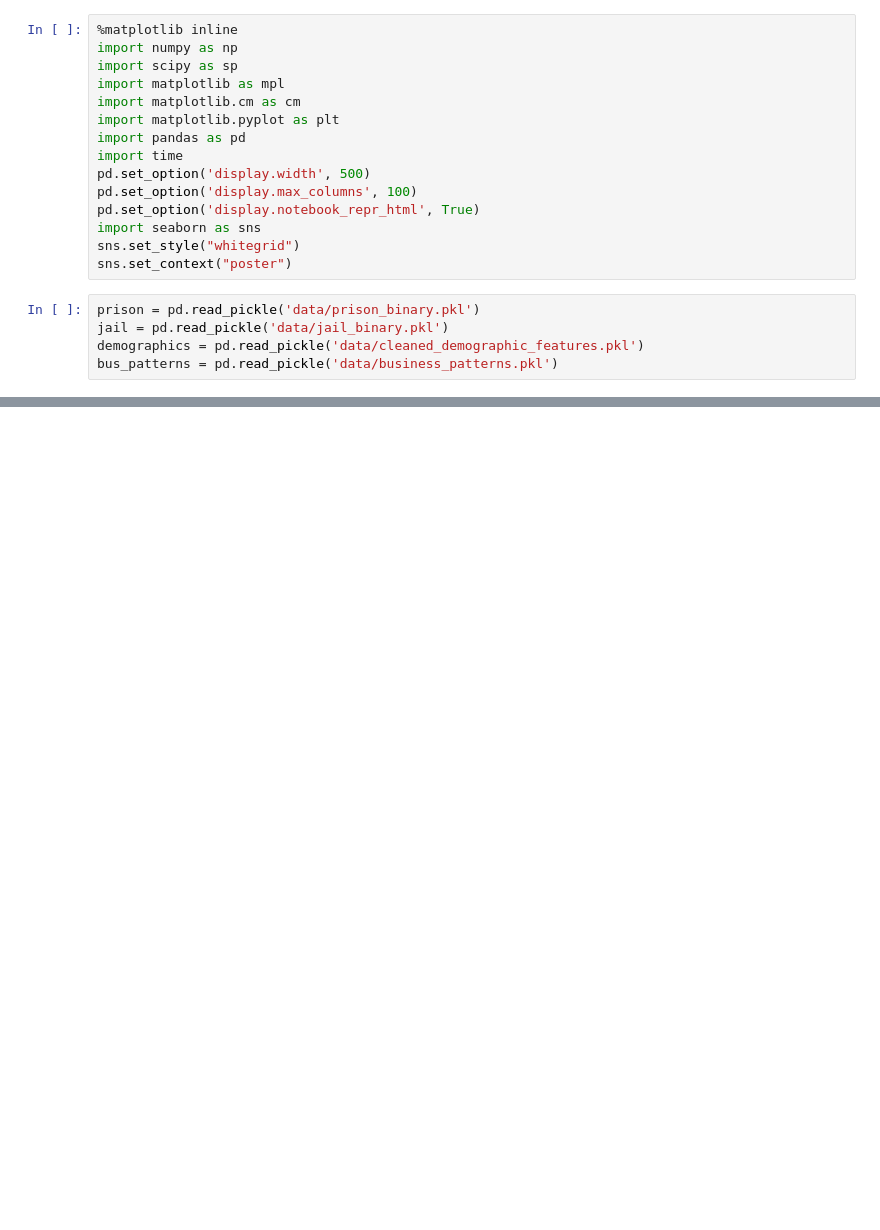
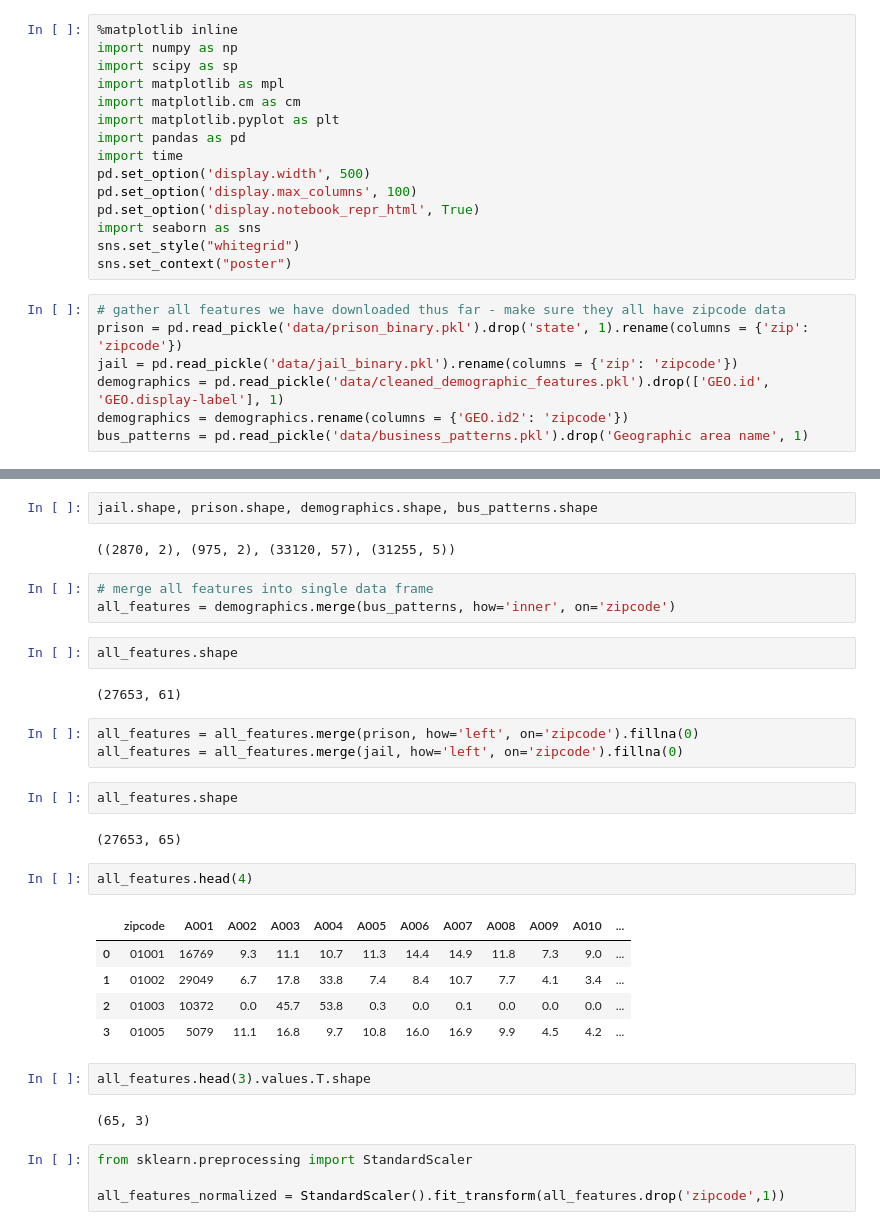
Before and after one commit to austinwu0/cs109-final-project, a Jupyter notebook: normalize_transform_features.ipynb, the cells around one changed output, grey strips where cells are left out. Drawn from its saved outputs; the diff is of its cells as text; blank space fills up the shorter version.

Commit message:
adding normalized not transformed features

```diff
--- a/normalize_transform_features.ipynb
+++ b/normalize_transform_features.ipynb
@@ -14,7 +14,9 @@ import seaborn as sns
 sns.set_style("whitegrid")
 sns.set_context("poster")
 # %%
-prison = pd.read_pickle('data/prison_binary.pkl')
-jail = pd.read_pickle('data/jail_binary.pkl')
-demographics = pd.read_pickle('data/cleaned_demographic_features.pkl')
-bus_patterns = pd.read_pickle('data/business_patterns.pkl')
+# gather all features we have downloaded thus far - make sure they all have zipcode data
+prison = pd.read_pickle('data/prison_binary.pkl').drop('state', 1).rename(columns = {'zip': 'zipcode'})
+jail = pd.read_pickle('data/jail_binary.pkl').rename(columns = {'zip': 'zipcode'})
+demographics = pd.read_pickle('data/cleaned_demographic_features.pkl').drop(['GEO.id', 'GEO.display-label'], 1)
+demographics = demographics.rename(columns = {'GEO.id2': 'zipcode'})
+bus_patterns = pd.read_pickle('data/business_patterns.pkl').drop('Geographic area name', 1)
@@ -20,0 +51,34 @@ bus_patterns = pd.read_pickle('data/business_patterns.pkl')
+# %%
+jail.shape, prison.shape, demographics.shape, bus_patterns.shape
+# %% [output]
+((2870, 2), (975, 2), (33120, 57), (31255, 5))
+# %%
+# merge all features into single data frame
+all_features = demographics.merge(bus_patterns, how='inner', on='zipcode')
+# %%
+all_features.shape
+# %% [output]
+(27653, 61)
+# %%
+all_features = all_features.merge(prison, how='left', on='zipcode').fillna(0)
+all_features = all_features.merge(jail, how='left', on='zipcode').fillna(0)
+# %%
+all_features.shape
+# %% [output]
+(27653, 65)
+# %%
+all_features.head(4)
+# %% [output]
+|  | zipcode | A001 | A002 | A003 | A004 | A005 | A006 | A007 | A008 | A009 | A010 | ... |
+| 0 | 01001 | 16769 | 9.3 | 11.1 | 10.7 | 11.3 | 14.4 | 14.9 | 11.8 | 7.3 | 9.0 | ... |
+| 1 | 01002 | 29049 | 6.7 | 17.8 | 33.8 | 7.4 | 8.4 | 10.7 | 7.7 | 4.1 | 3.4 | ... |
+| 2 | 01003 | 10372 | 0.0 | 45.7 | 53.8 | 0.3 | 0.0 | 0.1 | 0.0 | 0.0 | 0.0 | ... |
+| 3 | 01005 | 5079 | 11.1 | 16.8 | 9.7 | 10.8 | 16.0 | 16.9 | 9.9 | 4.5 | 4.2 | ... |
+# %%
+all_features.head(3).values.T.shape
+# %% [output]
+(65, 3)
+# %%
+from sklearn.preprocessing import StandardScaler
+
+all_features_normalized = StandardScaler().fit_transform(all_features.drop('zipcode',1))
```
Also changed, not shown: parts of 9 cells of this notebook, 1 other file.
